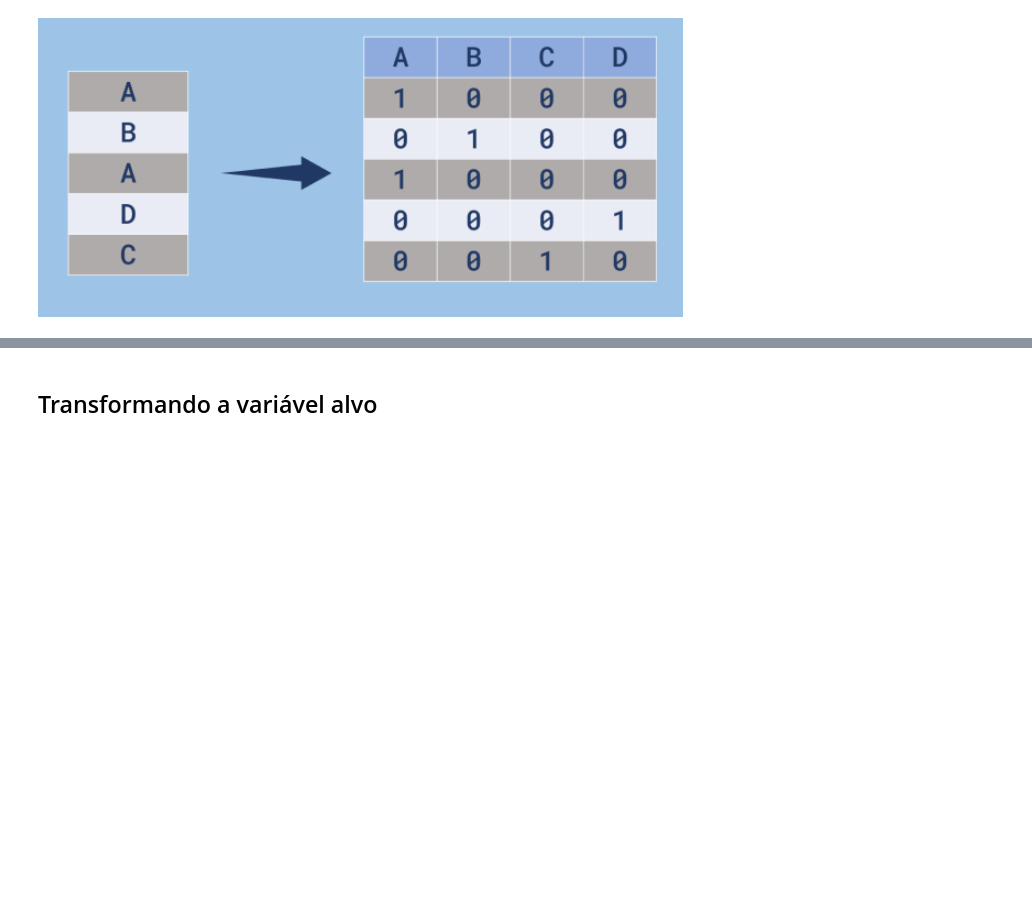
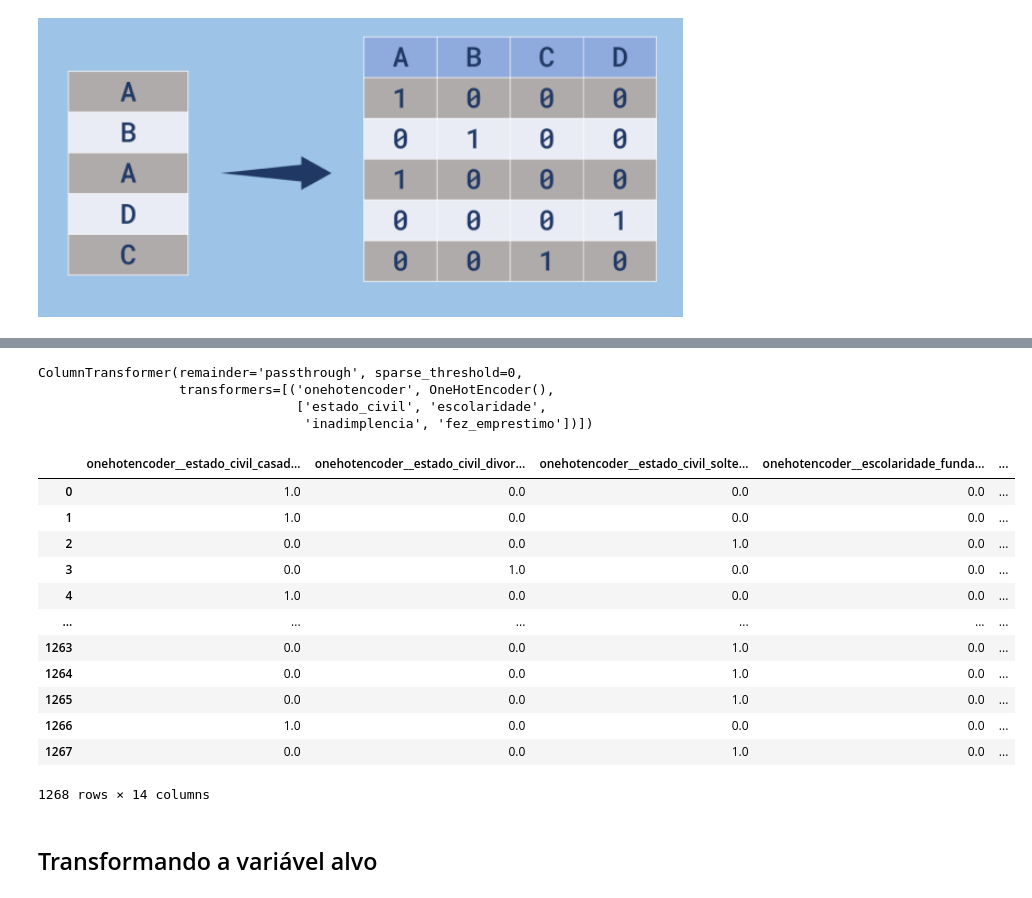
Before and after one commit to PJbourne/Data_Science_course, a Jupyter notebook: Pablo_Monteiro_Classificacao_Marketing_Investimento.ipynb, the cells around one changed output, grey strips where cells are left out. Drawn from its saved outputs; the diff is of its cells as text; code cells hidden in the pictures; blank space fills up the shorter version.

```diff
--- a/Pablo_Monteiro_Classificacao_Marketing_Investimento.ipynb
+++ b/Pablo_Monteiro_Classificacao_Marketing_Investimento.ipynb
@@ -89,0 +199,5 @@ Os algoritmos de machine learning não compreendem dados no formato de texto, po
+# %%
+one = make_column_transformer( (OneHotEncoder(drop="if_binary"), ['estado_civil', 'escolaridade', 'inadimplencia',
+       'fez_emprestimo']),
+                              remainder='passthrough',#não exclui valores numericos
+                               sparse_threshold=0)#não criar matrix esparça
@@ -90,3 +214,32 @@ Os algoritmos de machine learning não compreendem dados no formato de texto, po
+# %%
+new_x = one.fit(x)
+# %%
+new_x
+# %% [output]
+ColumnTransformer(remainder='passthrough', sparse_threshold=0,
+                  transformers=[('onehotencoder', OneHotEncoder(),
+                                 ['estado_civil', 'escolaridade',
+                                  'inadimplencia', 'fez_emprestimo'])])
+# %%
+new_columns = new_x.get_feature_names_out()
+# %%
+new_df = pd.DataFrame(new_x.transform(x), columns=new_columns)
+# %%
+new_df
+# %% [output]
+|  | onehotencoder__estado_civil_casad... | onehotencoder__estado_civil_divor... | onehotencoder__estado_civil_solte... | onehotencoder__escolaridade_funda... | ... |
+| 0 | 1.0 | 0.0 | 0.0 | 0.0 | ... |
+| 1 | 1.0 | 0.0 | 0.0 | 0.0 | ... |
+| 2 | 0.0 | 0.0 | 1.0 | 0.0 | ... |
+| 3 | 0.0 | 1.0 | 0.0 | 0.0 | ... |
+| 4 | 1.0 | 0.0 | 0.0 | 0.0 | ... |
+| ... | ... | ... | ... | ... | ... |
+| 1263 | 0.0 | 0.0 | 1.0 | 0.0 | ... |
+| 1264 | 0.0 | 0.0 | 1.0 | 0.0 | ... |
+| 1265 | 0.0 | 0.0 | 1.0 | 0.0 | ... |
+| 1266 | 1.0 | 0.0 | 0.0 | 0.0 | ... |
+| 1267 | 0.0 | 0.0 | 1.0 | 0.0 | ... |
+1268 rows × 14 columns
 # %% [markdown]
 ## Transformando a variável alvo
 # %% [markdown]
```
Also changed, not shown: parts of 36 cells of this notebook.
